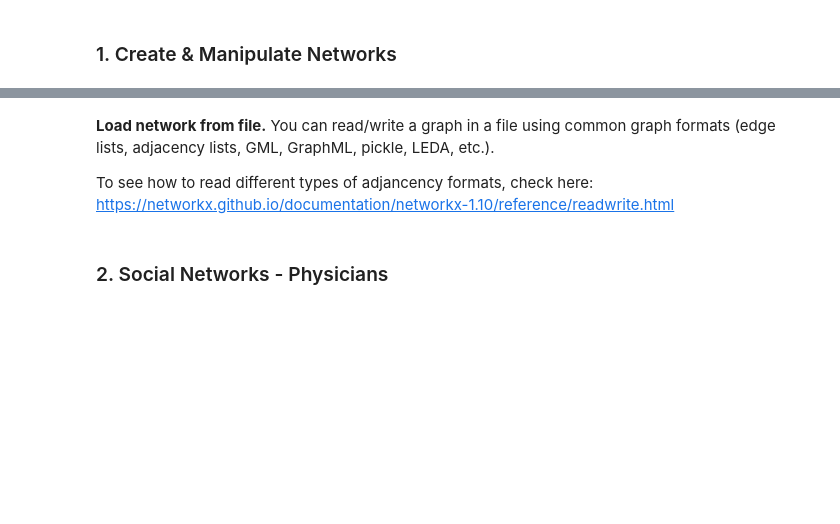
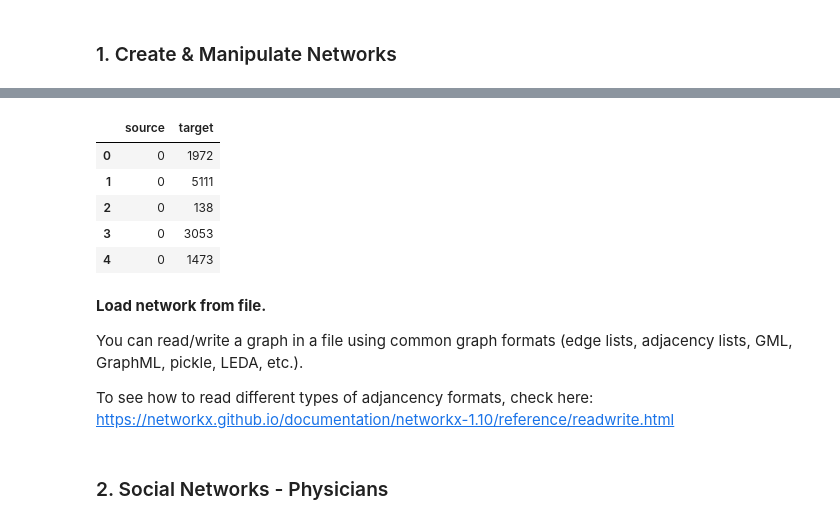
Before and after one commit to nderzsy/Network-Analysis-in-Python-ODSC, a Jupyter notebook: notebook/network_analysis.ipynb, the cells around one changed output, grey strips where cells are left out. Saved outputs shown, nothing was run; the diff lists cells and outputs as text; code cells hidden in the pictures; blank space fills up the shorter version.

```diff
--- a/notebook/network_analysis.ipynb
+++ b/notebook/network_analysis.ipynb
@@ -88,5 +126,16 @@ G.clear()
+# %%
+df_g.head()
+# %% [output]
+|  | source | target |
+| 0 | 0 | 1972 |
+| 1 | 0 | 5111 |
+| 2 | 0 | 138 |
+| 3 | 0 | 3053 |
+| 4 | 0 | 1473 |
 # %% [markdown]
-**Load network from file.** You can read/write a graph in a file using common graph formats (edge lists, adjacency lists, GML, GraphML, pickle, LEDA, etc.).
+**Load network from file.**
+
+You can read/write a graph in a file using common graph formats (edge lists, adjacency lists, GML, GraphML, pickle, LEDA, etc.).
 
 To see how to read different types of adjancency formats, check here: https://networkx.github.io/documentation/networkx-1.10/reference/readwrite.html
 # %% [markdown]
```
Also changed, not shown: parts of 51 cells of this notebook.
